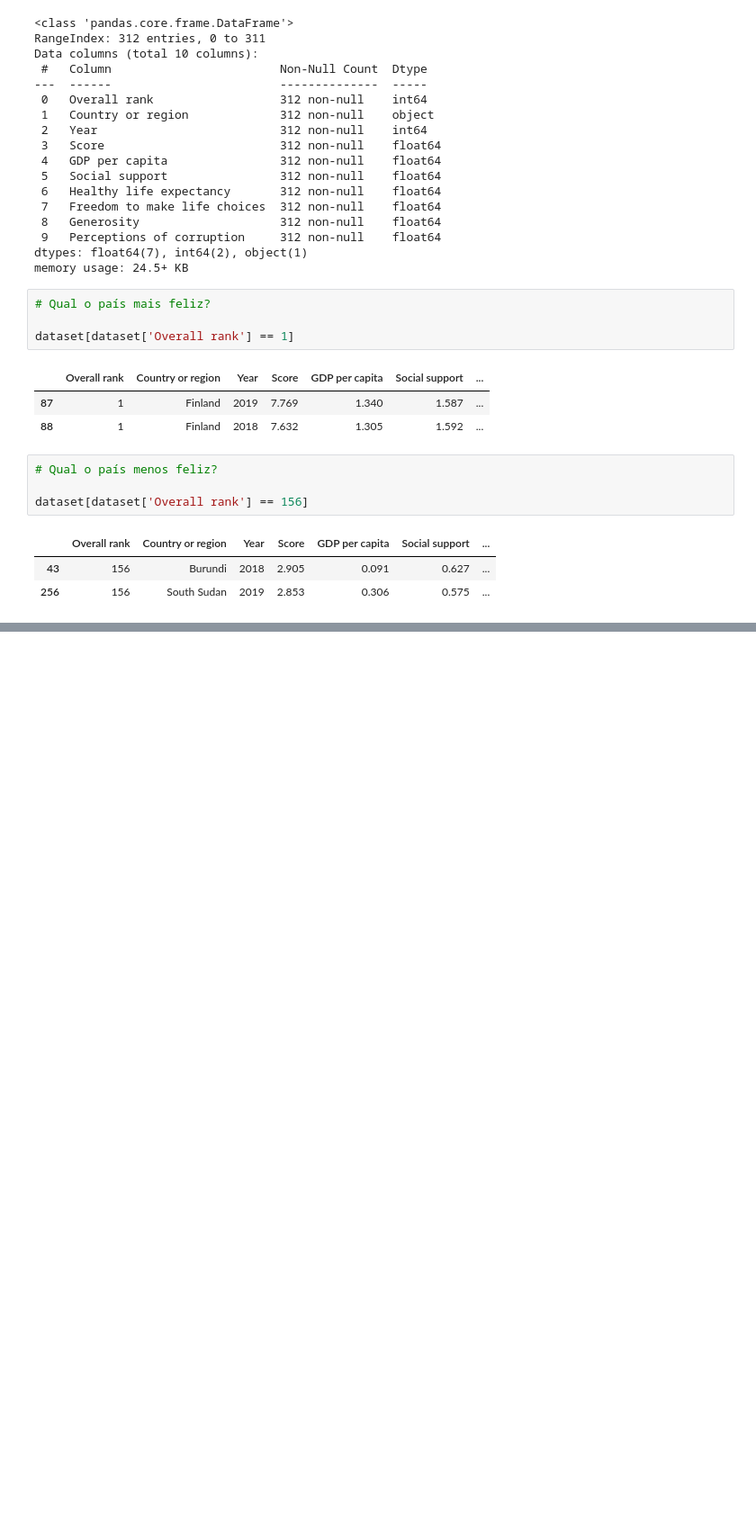
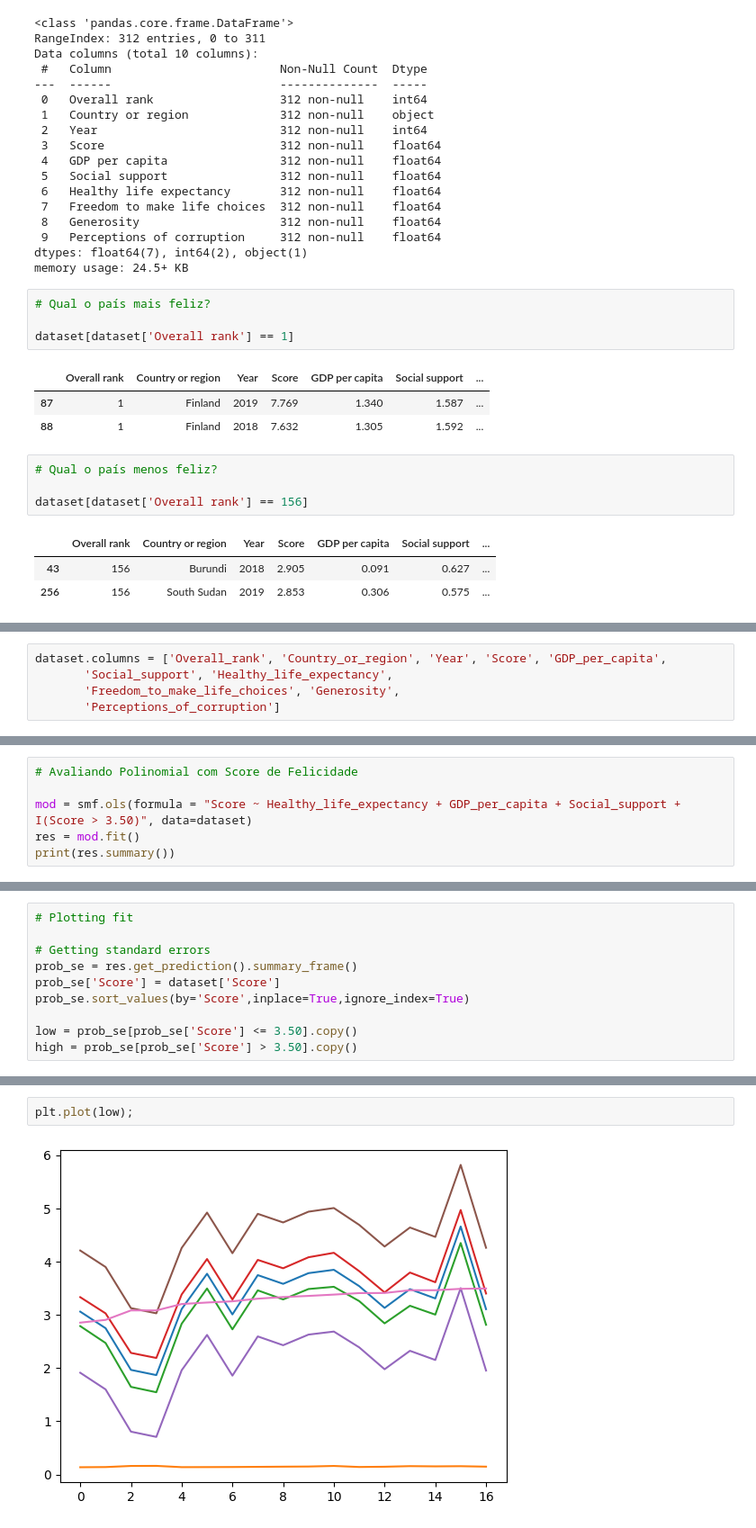
Before and after one commit to cantaruttim/Happiness_Index_Analysis, a Jupyter notebook: HappinesIndex.ipynb, the cells around one changed output, grey strips where cells are left out. Shown at 90% size. Cells and saved outputs as stored; diff of their text form; blank space fills up the shorter version.

```diff
--- a/HappinesIndex.ipynb
+++ b/HappinesIndex.ipynb
@@ -147,0 +166,5 @@ plt.show()
+# %%
+dataset.columns = ['Overall_rank', 'Country_or_region', 'Year', 'Score', 'GDP_per_capita',
+       'Social_support', 'Healthy_life_expectancy',
+       'Freedom_to_make_life_choices', 'Generosity',
+       'Perceptions_of_corruption']
@@ -147,0 +185,6 @@ plt.show()
+# %%
+# Avaliando Polinomial com Score de Felicidade
+
+mod = smf.ols(formula = "Score ~ Healthy_life_expectancy + GDP_per_capita + Social_support + I(Score > 3.50)", data=dataset)
+res = mod.fit()
+print(res.summary())
@@ -147,0 +209,10 @@ plt.show()
+# %%
+# Plotting fit
+
+# Getting standard errors
+prob_se = res.get_prediction().summary_frame()
+prob_se['Score'] = dataset['Score']
+prob_se.sort_values(by='Score',inplace=True,ignore_index=True)
+
+low = prob_se[prob_se['Score'] <= 3.50].copy()
+high = prob_se[prob_se['Score'] > 3.50].copy()
@@ -147,0 +235,4 @@ plt.show()
+# %%
+plt.plot(low);
+# %% [output]
+[figure, added]
```
Also changed, not shown: parts of 16 cells of this notebook.
